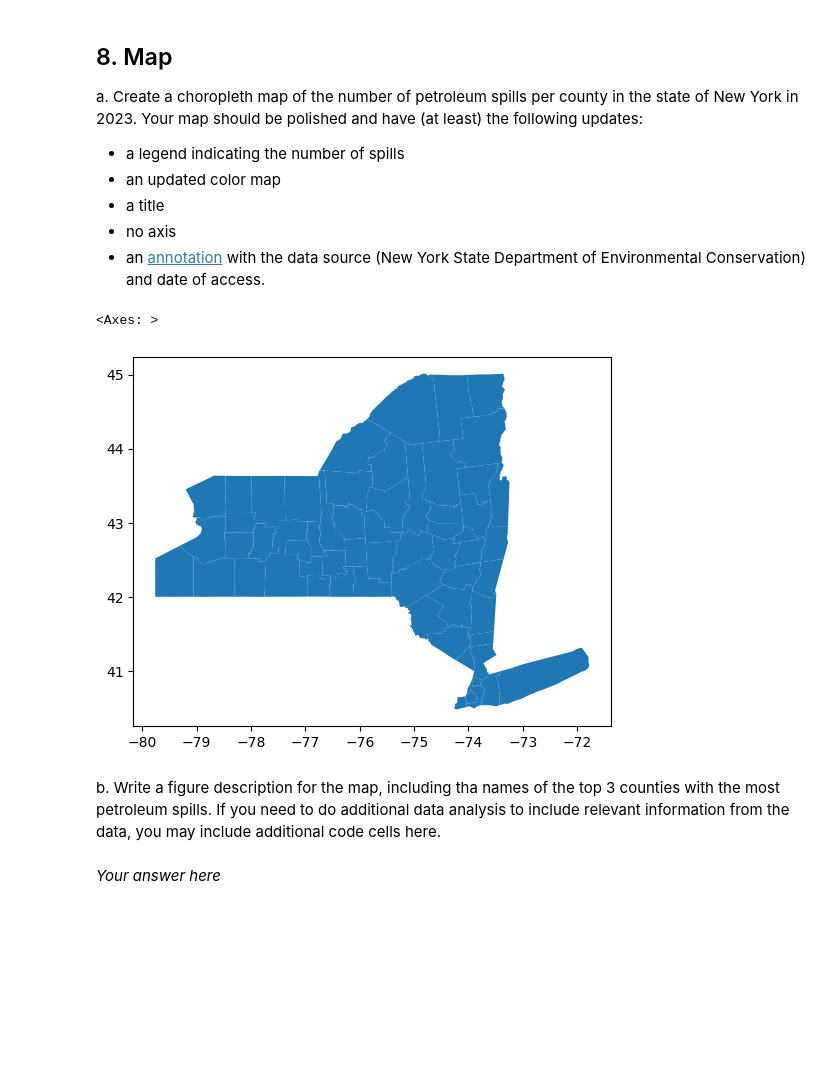
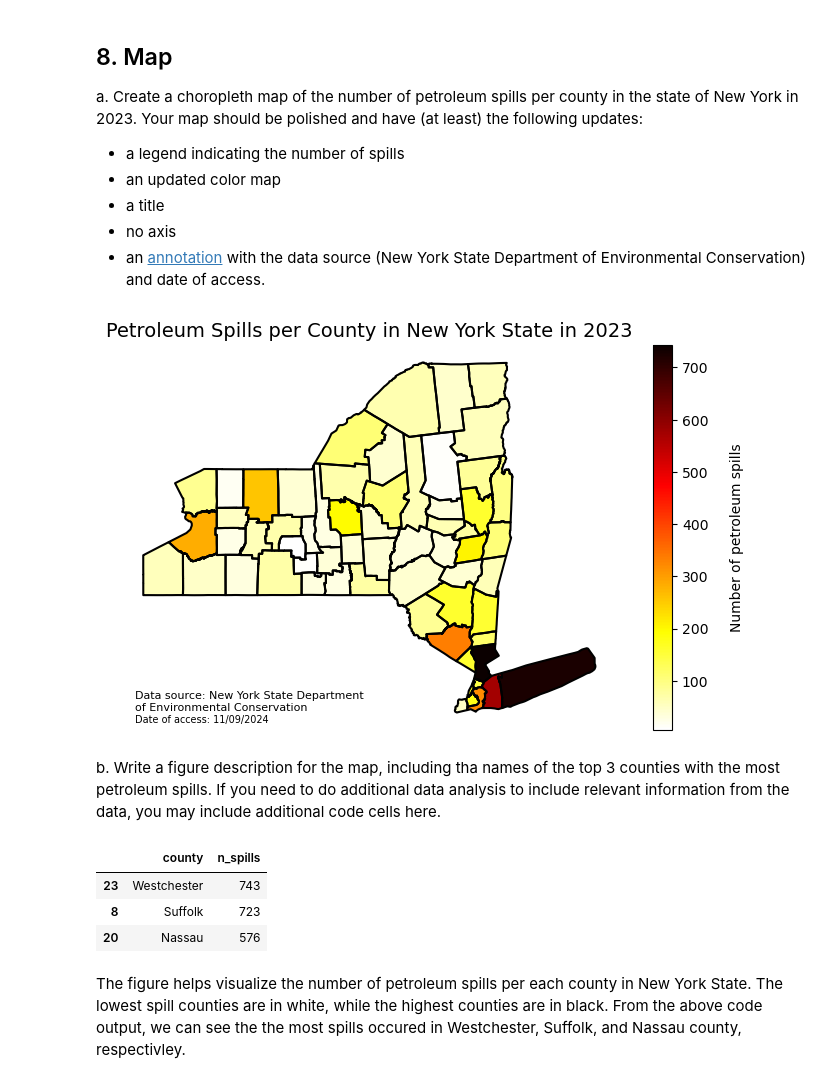
Before and after one commit to imsibaja/eds220-hwk3, a Jupyter notebook: hwk3-task2-oil-spills.ipynb, the cells around one changed output. Saved outputs shown, nothing was run; the diff lists cells and outputs as text; code cells hidden in the pictures; blank space fills up the shorter version.

```diff
--- a/hwk3-task2-oil-spills.ipynb
+++ b/hwk3-task2-oil-spills.ipynb
@@ -521,17 +535,45 @@ Your map should be polished and have (at least) the following updates:
 - a title
 - no axis
 - an [annotation](https://matplotlib.org/stable/api/_as_gen/matplotlib.pyplot.annotate.html) with the data source (New York State Department of Environmental Conservation) and date of access.
-# %%
-# a. Your code here
-ny_counties.plot()
-# %% [output]
-<Axes: >
-[figure, removed]
+# %%
+# a.
+# Plot data
+fig, ax = plt.subplots(figsize=(9,5))
+# Remove axis for a cleaner map and set title
+ax.axis('off')
+ax.set_title('Petroleum Spills per County in New York State in 2023', fontsize=14)
+# Plot NY state and color by number of spills
+ny_counties.plot(ax=ax,
+                column='n_spills',
+                cmap='hot_r',
+                legend=True,
+                legend_kwds={
+                    'label':'\nNumber of petroleum spills'
+                })
+ny_counties.boundary.plot(ax=ax,
+                          color="black")
+# Annotate source and date of access
+plt.annotate("Data source: New York State Department\nof Environmental Conservation", xy=(-79.9,40.5), fontsize=8)
+plt.annotate("Date of access: 11/09/2024", xy=(-79.9,40.35), fontsize=7)
+plt.show()
+# %% [output]
+[figure, added]
 # %% [markdown]
 <!-- END QUESTION -->
 
 <!-- BEGIN QUESTION -->
 
 b. Write a figure description for the map, including tha names of the top 3 counties with the most petroleum spills. If you need to do additional data analysis to include relevant information from the data, you may include additional code cells here.
-# %% [markdown]
-*Your answer here*
+# %%
+# Verify the top 3 counties
+(ny_counties[["county", "n_spills"]]
+ .sort_values(by='n_spills', ascending=False)
+ .head(3)
+)
+# %% [output]
+|  | county | n_spills |
+| 23 | Westchester | 743 |
+| 8 | Suffolk | 723 |
+| 20 | Nassau | 576 |
+# %% [markdown]
+The figure helps visualize the number of petroleum spills per each county in New York State. The lowest spill counties are in white, while the highest counties are in black. From the above code output, we can see the the most spills occured in Westchester, Suffolk, and Nassau county, respectivley.
```
Also changed, not shown: parts of 6 cells of this notebook, 1 other file.
